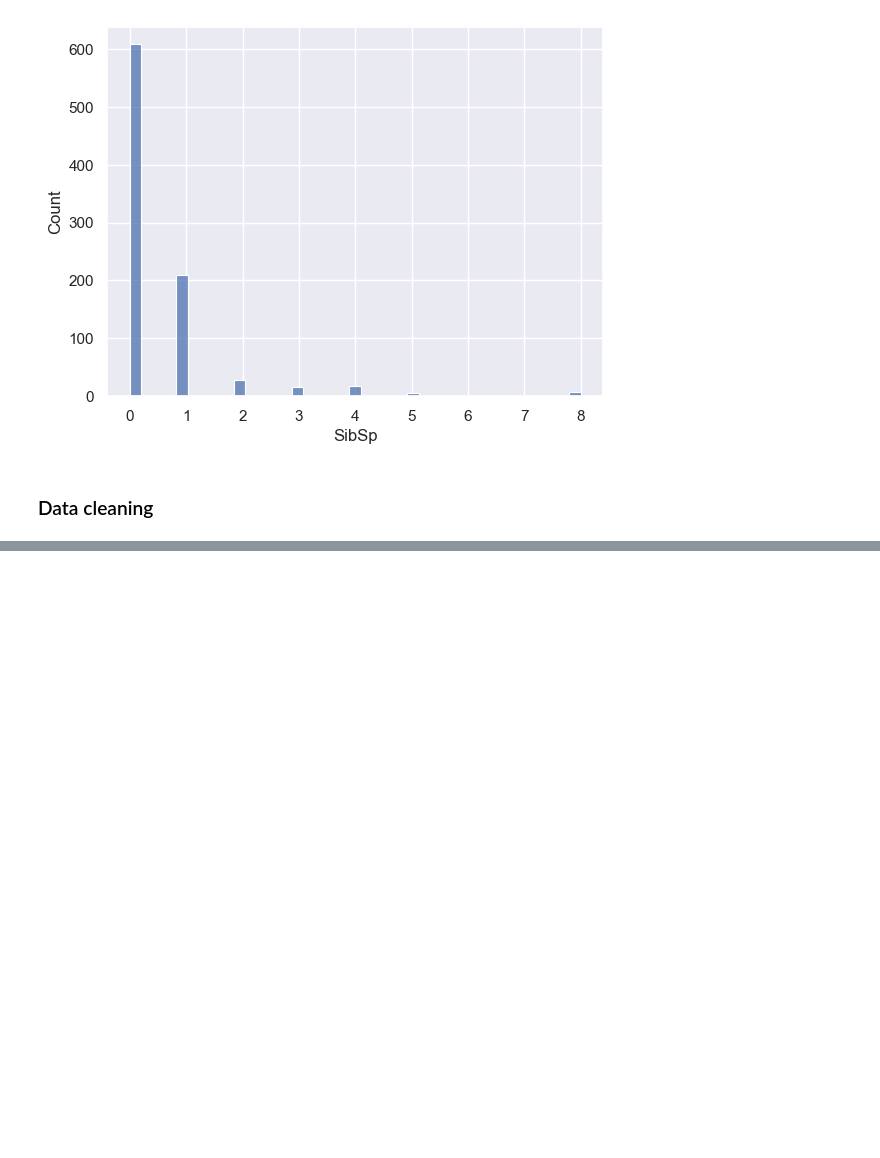
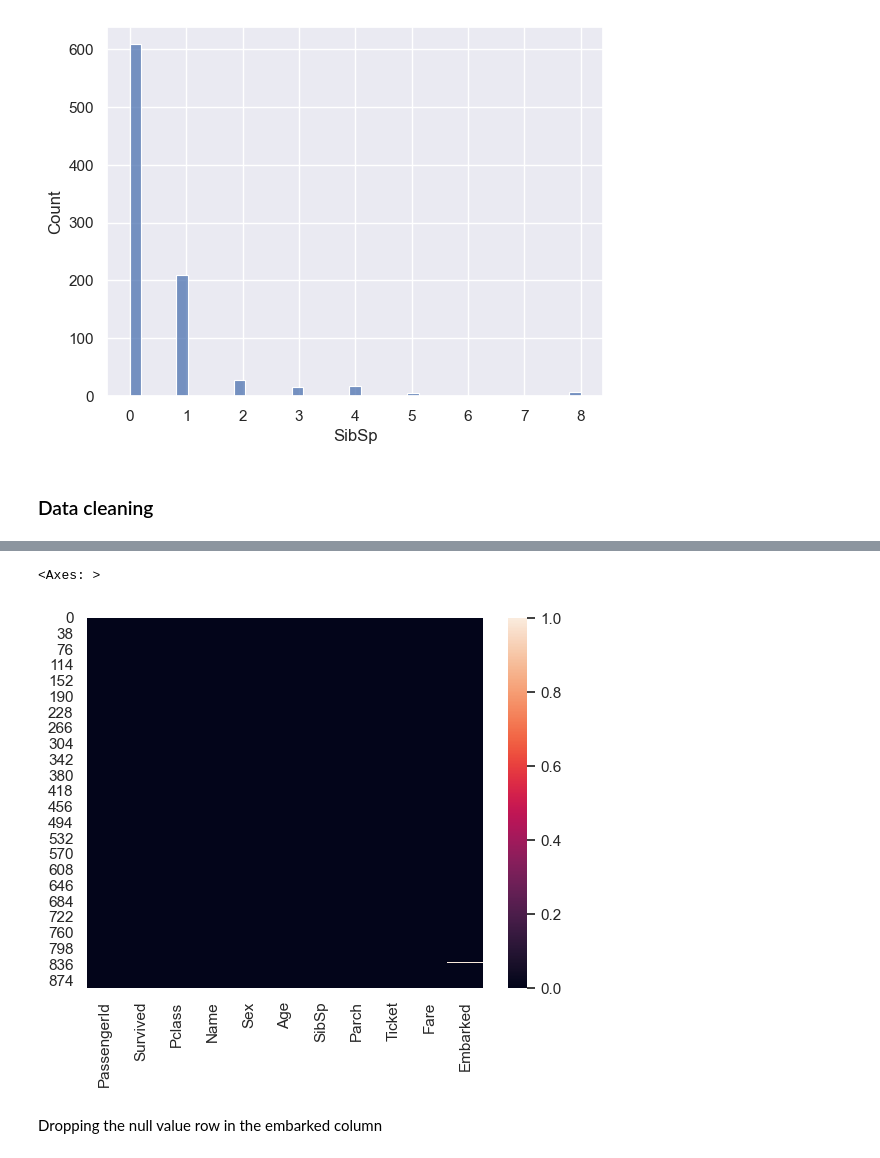
Before and after one commit to TheTharz/ML-Lectures, a Jupyter notebook: ml_labs04_matplotlib.ipynb, the cells around one changed output, grey strips where cells are left out. Saved outputs shown, nothing was run; the diff lists cells and outputs as text; code cells hidden in the pictures; blank space fills up the shorter version.

```diff
--- a/ml_labs04_matplotlib.ipynb
+++ b/ml_labs04_matplotlib.ipynb
@@ -205,0 +260,9 @@ sns.histplot(data=df,x='SibSp')
+# %%
+df['Age'].fillna(df['Age'].mean(),inplace=True)
+# %%
+sns.heatmap(data=df.isnull())
+# %% [output]
+<Axes: >
+[figure, added]
+# %% [markdown]
+Dropping the null value row in the embarked column
```
Also changed, not shown: parts of 46 cells of this notebook.
